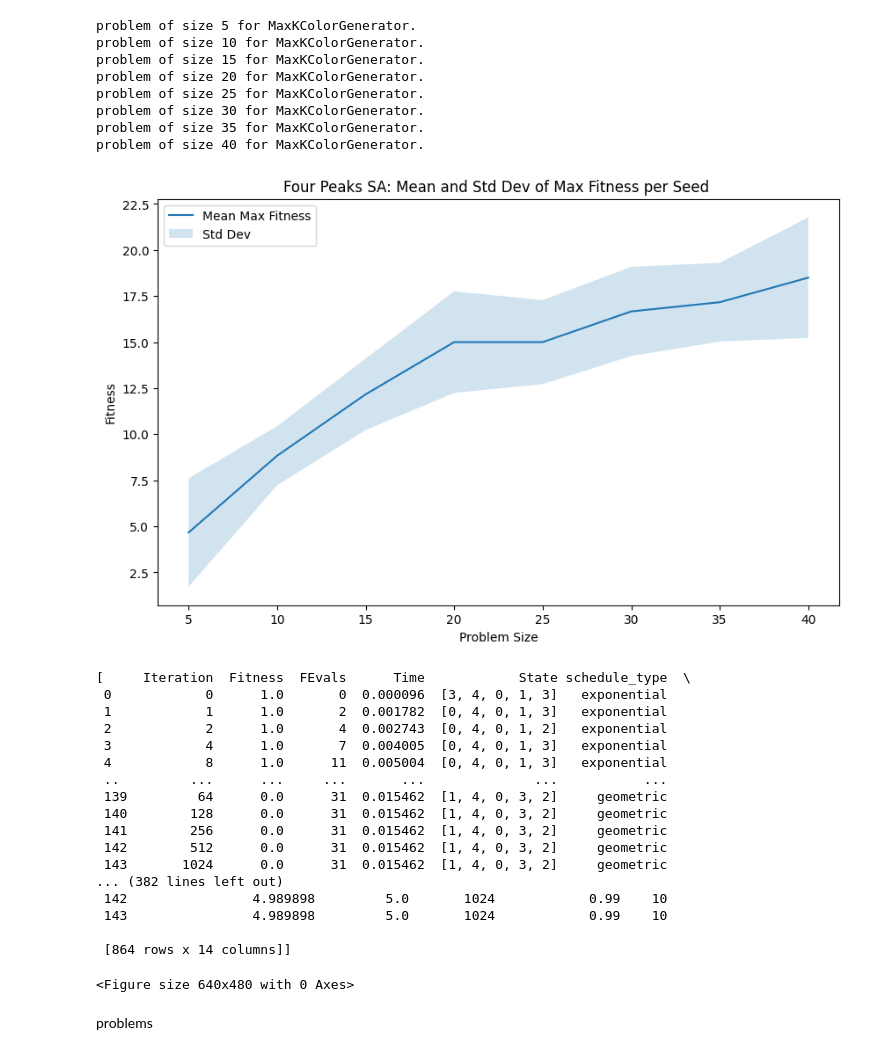
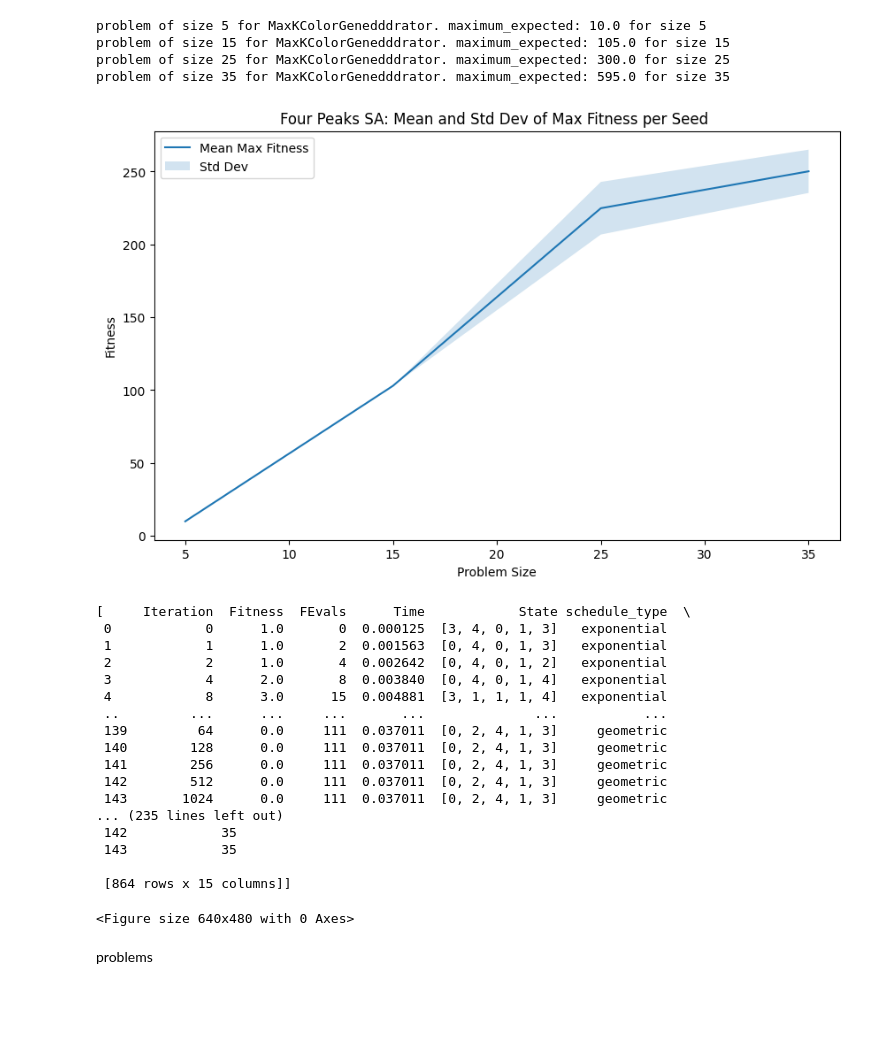
Before and after one commit to climberwb/ML, a Jupyter notebook: A2/A2P1DataCollection_kcolor.ipynb, the cells around one changed output. Drawn from its saved outputs; the diff is of its cells as text; code cells hidden in the pictures; blank space fills up the shorter version.

```diff
--- a/A2/A2P1DataCollection_kcolor.ipynb
+++ b/A2/A2P1DataCollection_kcolor.ipynb
@@ -192,20 +66,16 @@ logging.basicConfig(level=logging.WARNING)
 # %%
 from A2_helpers import MaxKColor_helpers
+from A2_helpers.MaxKColor_helpers import Runner_overSeeds
 
 
-
-problems = MaxKColor_helpers.genaerate_problems_over_size(length = [ 5, 10, 15, 20, 25, 30, 35, 40  ])
+problems = MaxKColor_helpers.genaerate_problems_over_size(length = [ 5,  15,  25, 35,   ])
 # %% [output]
-problem of size 5 for MaxKColorGenerator.
-problem of size 10 for MaxKColorGenerator.
-problem of size 15 for MaxKColorGenerator.
-problem of size 20 for MaxKColorGenerator.
-problem of size 25 for MaxKColorGenerator.
-problem of size 30 for MaxKColorGenerator.
-problem of size 35 for MaxKColorGenerator.
-problem of size 40 for MaxKColorGenerator.
+problem of size 5 for MaxKColorGenedddrator. maximum_expected: 10.0 for size 5
+problem of size 15 for MaxKColorGenedddrator. maximum_expected: 105.0 for size 15
+problem of size 25 for MaxKColorGenedddrator. maximum_expected: 300.0 for size 25
+problem of size 35 for MaxKColorGenedddrator. maximum_expected: 595.0 for size 35
 # %%
-from A2_helpers.MaxKColor_helpers import Runner_overSeeds
+
 
 """
 For all temperatures and decay schedules, run the SA algorithm for the 4-peaks problem for problem sizes of 10, 20, 40, 80, and 160
@@ -220,7 +90,7 @@ We find the mean maximum per seed (i.e per run across all other parameters and i
 #                 temperature_list=[0.1, 0.5, 0.75, 1.0, 2.0, 5.0],
 #
 # decay_list=[mlrose_hiive.GeomDecay, mlrose_hiive.ExpDecay],)
-kwargs = { "iteration_list":2 ** np.arange(11), "temperature_list": [0.1, 0.5, 0.75, 1.0, 2.0, 5.0], "decay_list":[mlrose_hiive.ExpDecay, mlrose_hiive.GeomDecay], "max_attempts":500,  "experiment_name": "SA_runner"}
+kwargs = {"max_attempts":200, "iteration_list":2 ** np.arange(11), "temperature_list": [0.1, 0.5, 0.75, 1.0, 2.0, 5.0], "decay_list":[mlrose_hiive.ExpDecay, mlrose_hiive.GeomDecay], "max_attempts":500,  "experiment_name": "SA_runner"}
 
 sizes = []
 mean_fitness_per_size = []
@@ -234,49 +104,50 @@ for size,p in problems:
                      seeds = [1, 2, 3, 4, 5,10],
                      **kwargs
                      )
+     df_run_stats_total["problem_size"] = size
      df_run_stats_total_all_problem_sizes_sa.append(df_run_stats_total)
      df_run_curves_total_all_problem_sizes_sa.append(df_run_curves_total)
           # Find the mean max fitness per seed
      max_fitness_per_seed = df_run_curves_total.groupby('seed')['Fitness'].max()
      mean_fitness = max_fitness_per_seed.mean()
      std_fitness = max_fitness_per_seed.std()
 
      mean_fitness_per_size.append(mean_fitness)
      std_fitness_per_size.append(std_fitness)
      sizes.append(size)
 # Plotting
 fig, ax = plt.subplots(figsize=(10, 6))
 ax.plot(sizes, mean_fitness_per_size, label='Mean Max Fitness')
 ax.fill_between(sizes,
                 np.array(mean_fitness_per_size) - np.array(std_fitness_per_size),
                 np.array(mean_fitness_per_size) + np.array(std_fitness_per_size),
                 alpha=0.2, label='Std Dev')
 
 ax.set_xlabel('Problem Size')
 ax.set_ylabel('Fitness')
 ax.set_title('Four Peaks SA: Mean and Std Dev of Max Fitness per Seed ')
 ax.legend()
 plt.show()
 plt.savefig("Four_peaks_SA_mean_max_fitness_per_seed.png")
 
 df_run_stats_total_all_problem_sizes_sa
 # %% [output]
-[figure, old version]
+[figure, new version]
 [     Iteration  Fitness  FEvals      Time            State schedule_type  \
- 0            0      1.0       0  0.000096  [3, 4, 0, 1, 3]   exponential
- 1            1      1.0       2  0.001782  [0, 4, 0, 1, 3]   exponential
- 2            2      1.0       4  0.002743  [0, 4, 0, 1, 2]   exponential
- 3            4      1.0       7  0.004005  [0, 4, 0, 1, 3]   exponential
- 4            8      1.0      11  0.005004  [0, 4, 0, 1, 3]   exponential
+ 0            0      1.0       0  0.000125  [3, 4, 0, 1, 3]   exponential
+ 1            1      1.0       2  0.001563  [0, 4, 0, 1, 3]   exponential
+ 2            2      1.0       4  0.002642  [0, 4, 0, 1, 2]   exponential
+ 3            4      2.0       8  0.003840  [0, 4, 0, 1, 4]   exponential
+ 4            8      3.0      15  0.004881  [3, 1, 1, 1, 4]   exponential
  ..         ...      ...     ...       ...              ...           ...
- 139         64      0.0      31  0.015462  [1, 4, 0, 3, 2]     geometric
- 140        128      0.0      31  0.015462  [1, 4, 0, 3, 2]     geometric
- 141        256      0.0      31  0.015462  [1, 4, 0, 3, 2]     geometric
- 142        512      0.0      31  0.015462  [1, 4, 0, 3, 2]     geometric
- 143       1024      0.0      31  0.015462  [1, 4, 0, 3, 2]     geometric
-... (382 lines left out)
- 142                4.989898         5.0       1024            0.99    10
- 143                4.989898         5.0       1024            0.99    10
+ 139         64      0.0     111  0.037011  [0, 2, 4, 1, 3]     geometric
+ 140        128      0.0     111  0.037011  [0, 2, 4, 1, 3]     geometric
+ 141        256      0.0     111  0.037011  [0, 2, 4, 1, 3]     geometric
+ 142        512      0.0     111  0.037011  [0, 2, 4, 1, 3]     geometric
+ 143       1024      0.0     111  0.037011  [0, 2, 4, 1, 3]     geometric
+... (235 lines left out)
+ 142            35
+ 143            35
 
- [864 rows x 14 columns]]
+ [864 rows x 15 columns]]
 <Figure size 640x480 with 0 Axes>
```
Also changed, not shown: parts of 9 cells of this notebook, 27 other files.
